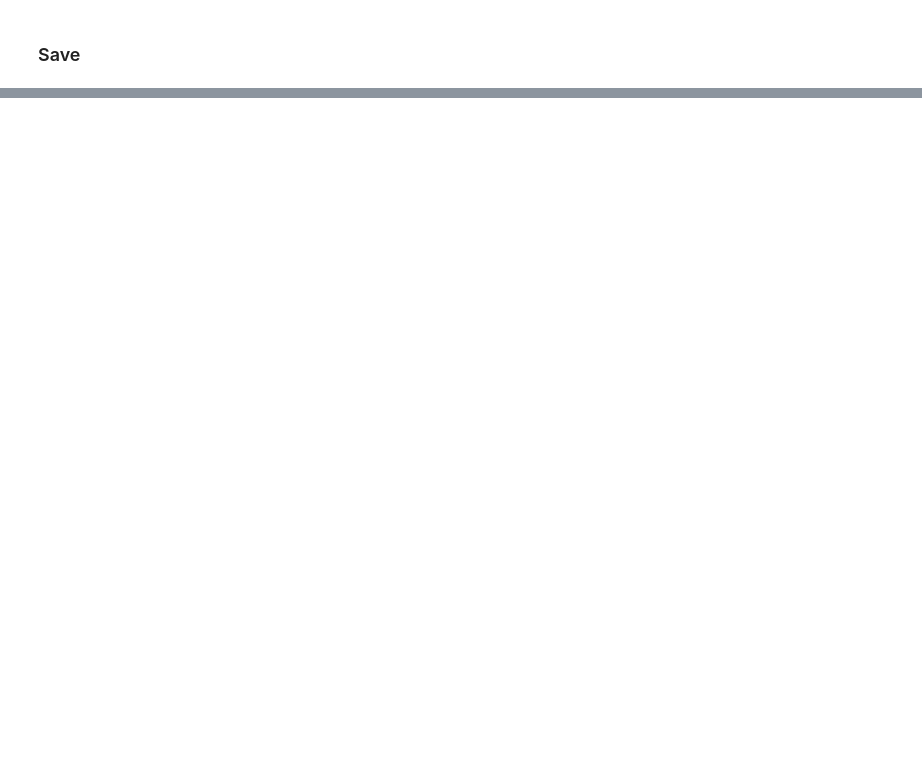
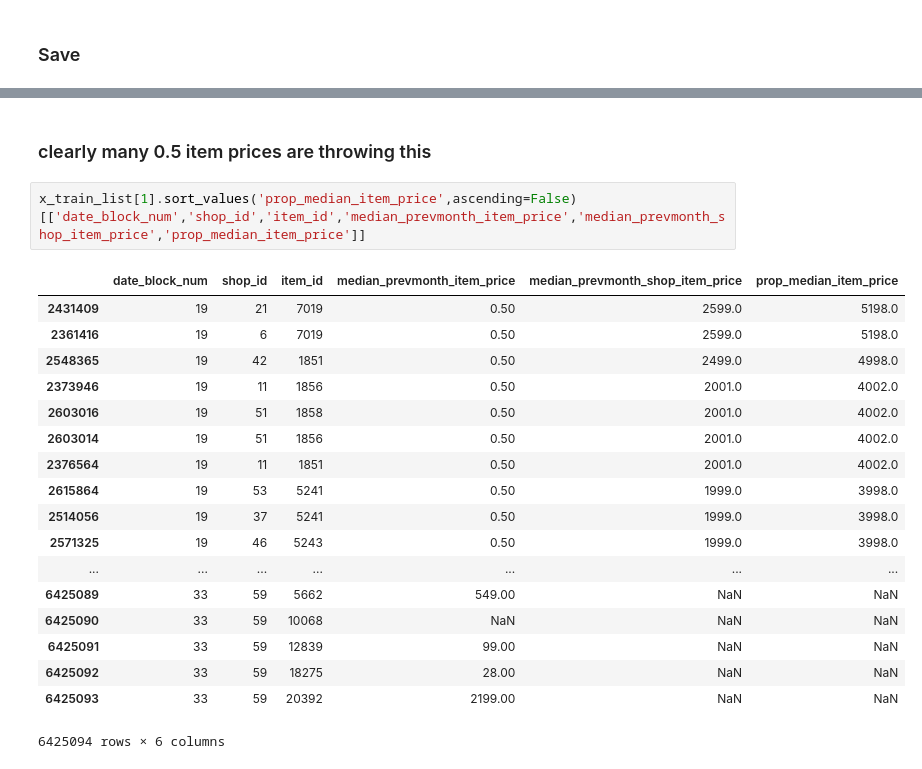
Before and after one commit to JordanJamesSands/predict_future_sales_2, a Jupyter notebook: enrichment/features3.ipynb, the cells around one changed output, grey strips where cells are left out. Saved outputs shown, nothing was run; the diff lists cells and outputs as text; blank space fills up the shorter version.

```diff
--- a/enrichment/features3.ipynb
+++ b/enrichment/features3.ipynb
@@ -110,0 +101,23 @@ pickle.dump(new_x_test_list,open('../gen_data/x_test--features3.ipynb--.pickle',
+# %% [markdown]
+### clearly many 0.5 item prices are throwing this
+# %%
+x_train_list[1].sort_values('prop_median_item_price',ascending=False)[['date_block_num','shop_id','item_id','median_prevmonth_item_price','median_prevmonth_shop_item_price','prop_median_item_price']]
+# %% [output]
+|  | date_block_num | shop_id | item_id | median_prevmonth_item_price | median_prevmonth_shop_item_price | prop_median_item_price |
+| 2431409 | 19 | 21 | 7019 | 0.50 | 2599.0 | 5198.0 |
+| 2361416 | 19 | 6 | 7019 | 0.50 | 2599.0 | 5198.0 |
+| 2548365 | 19 | 42 | 1851 | 0.50 | 2499.0 | 4998.0 |
+| 2373946 | 19 | 11 | 1856 | 0.50 | 2001.0 | 4002.0 |
+| 2603016 | 19 | 51 | 1858 | 0.50 | 2001.0 | 4002.0 |
+| 2603014 | 19 | 51 | 1856 | 0.50 | 2001.0 | 4002.0 |
+| 2376564 | 19 | 11 | 1851 | 0.50 | 2001.0 | 4002.0 |
+| 2615864 | 19 | 53 | 5241 | 0.50 | 1999.0 | 3998.0 |
+| 2514056 | 19 | 37 | 5241 | 0.50 | 1999.0 | 3998.0 |
+| 2571325 | 19 | 46 | 5243 | 0.50 | 1999.0 | 3998.0 |
+| ... | ... | ... | ... | ... | ... | ... |
+| 6425089 | 33 | 59 | 5662 | 549.00 | NaN | NaN |
+| 6425090 | 33 | 59 | 10068 | NaN | NaN | NaN |
+| 6425091 | 33 | 59 | 12839 | 99.00 | NaN | NaN |
+| 6425092 | 33 | 59 | 18275 | 28.00 | NaN | NaN |
+| 6425093 | 33 | 59 | 20392 | 2199.00 | NaN | NaN |
+6425094 rows × 6 columns
```
Also changed, not shown: parts of 28 cells of this notebook, 8 other files.
